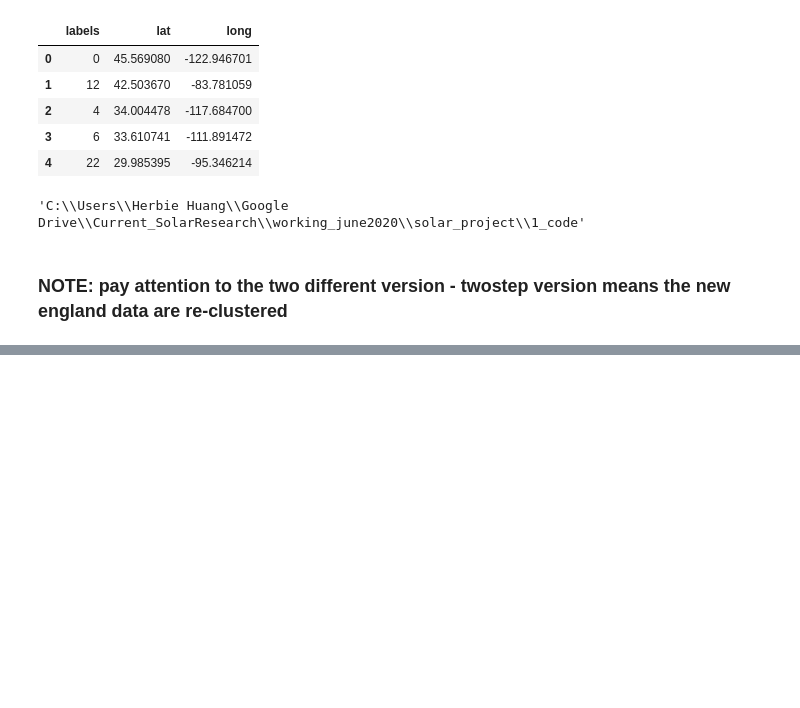
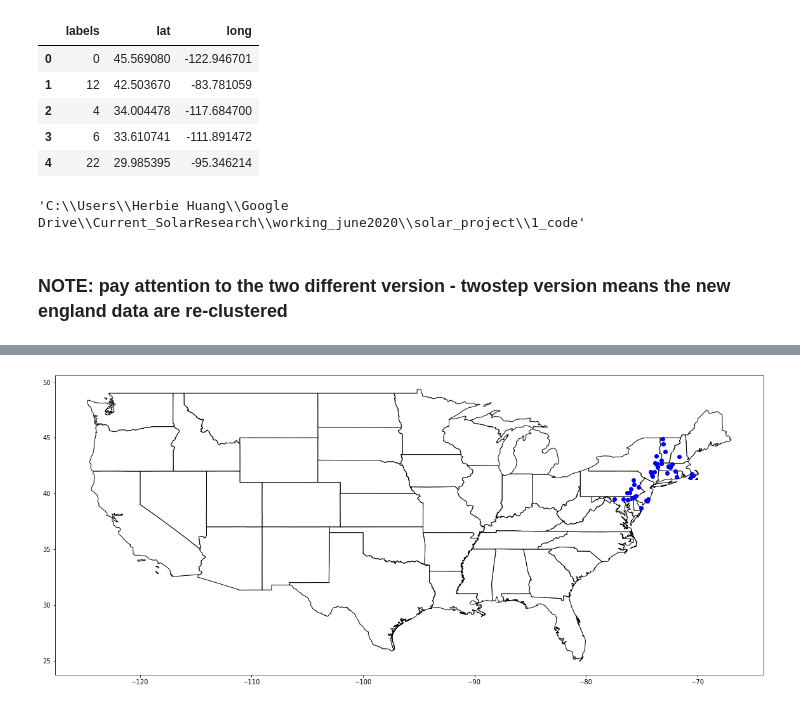
Before and after one commit to herbsh/solar_project, a Jupyter notebook: 1_code/step1_clustering_with_gridsearch.ipynb, the cells around one changed output, grey strips where cells are left out. Saved outputs shown, nothing was run; the diff lists cells and outputs as text; code cells hidden in the pictures; blank space fills up the shorter version.

Commit message:
updated the plotting part

```diff
--- a/1_code/step1_clustering_with_gridsearch.ipynb
+++ b/1_code/step1_clustering_with_gridsearch.ipynb
@@ -841,0 +832,2 @@ es_labeled.to_csv(r'../2_pipeline/es_labeled'+parameters+'.csv')
+# %%
+es_labeled=pd.read_csv('../2_pipeline/es_labeled90_100_2two_step.csv')
@@ -841,0 +843,4 @@ es_labeled.to_csv(r'../2_pipeline/es_labeled'+parameters+'.csv')
+# %%
+plot_coordinates_us(es_labeled[es_labeled['labels']==17])
+# %% [output]
+[figure, added]
```
Also changed, not shown: parts of 32 cells of this notebook, 3 other files.
